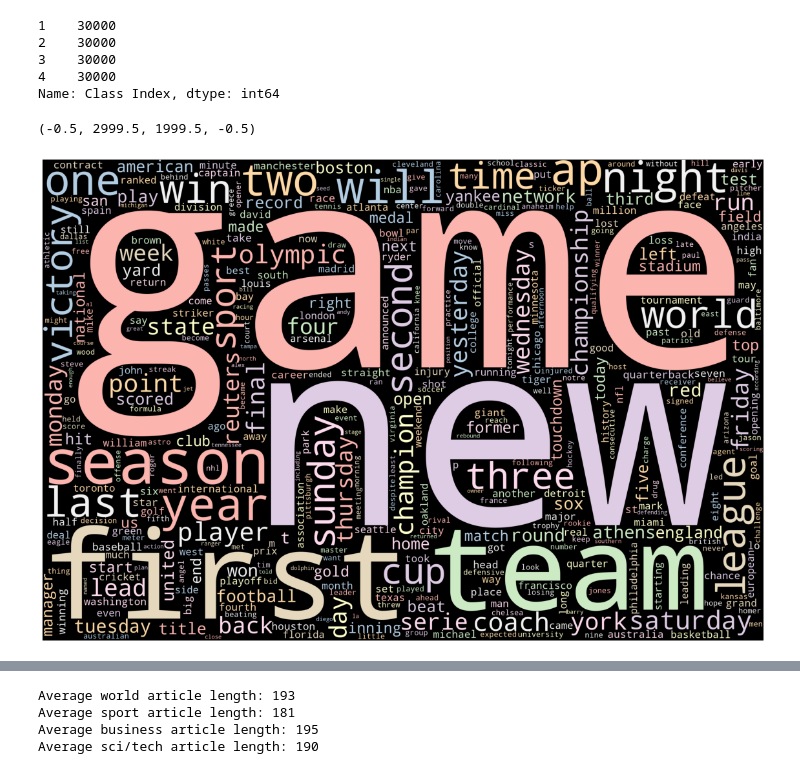
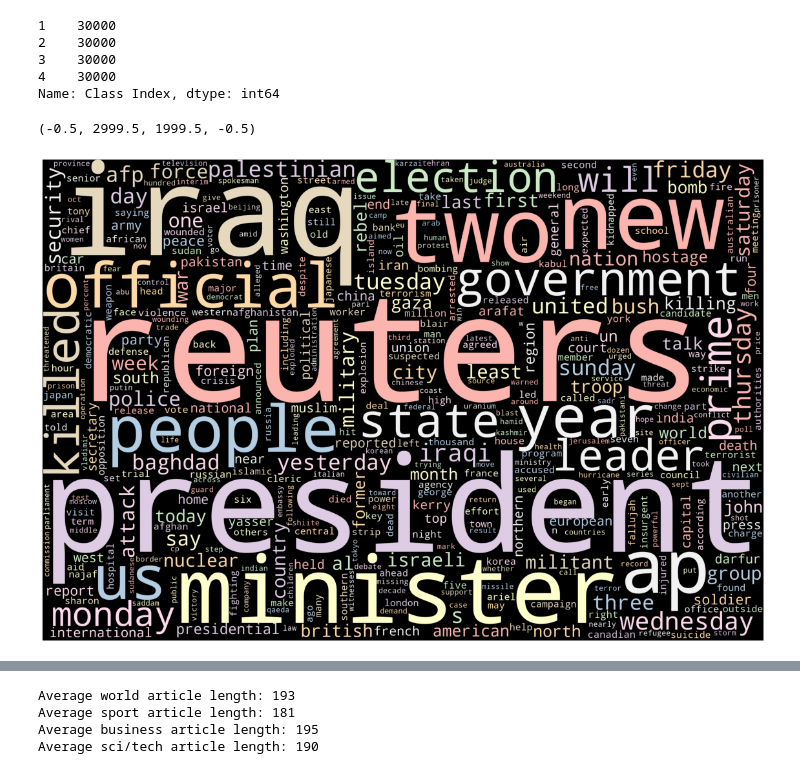
Before and after one commit to jer805/tf-news-categorize, a Jupyter notebook: codenbeer2.ipynb, the cells around one changed output, grey strips where cells are left out. Cells and saved outputs as stored; diff of their text form; code cells hidden in the pictures.

```diff
--- a/codenbeer2.ipynb
+++ b/codenbeer2.ipynb
@@ -96,21 +114,21 @@ sports = df[df['Class Index'] == 2]
 business = df[df['Class Index'] == 3]
 sci = df[df['Class Index'] == 4]
 # %%
-text = ' '.join(one_cat['Description']).lower()
+text = ' '.join(world['Description']).lower()
 
 wordcloud = WordCloud(
     width= 3000,
     height = 2000,
     random_state=1,
     max_words = 400,
     colormap='Pastel1',
     collocations=False,
-    stopwords = STOPWORDS).generate(world)
+    stopwords = STOPWORDS).generate(text)
 
 plt.figure(figsize=(20,20))
 plt.imshow(wordcloud)
 plt.axis("off")
 # %% [output]
 (-0.5, 2999.5, 1999.5, -0.5)
-[figure, old version]
+[figure, new version]
 # %%
```
Also changed, not shown: parts of 16 cells of this notebook.
